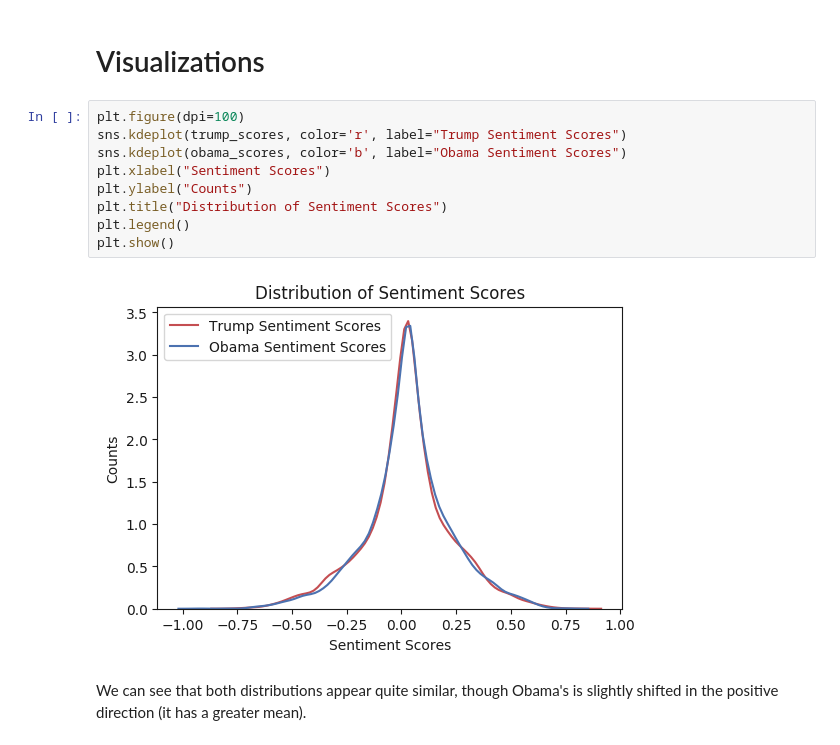
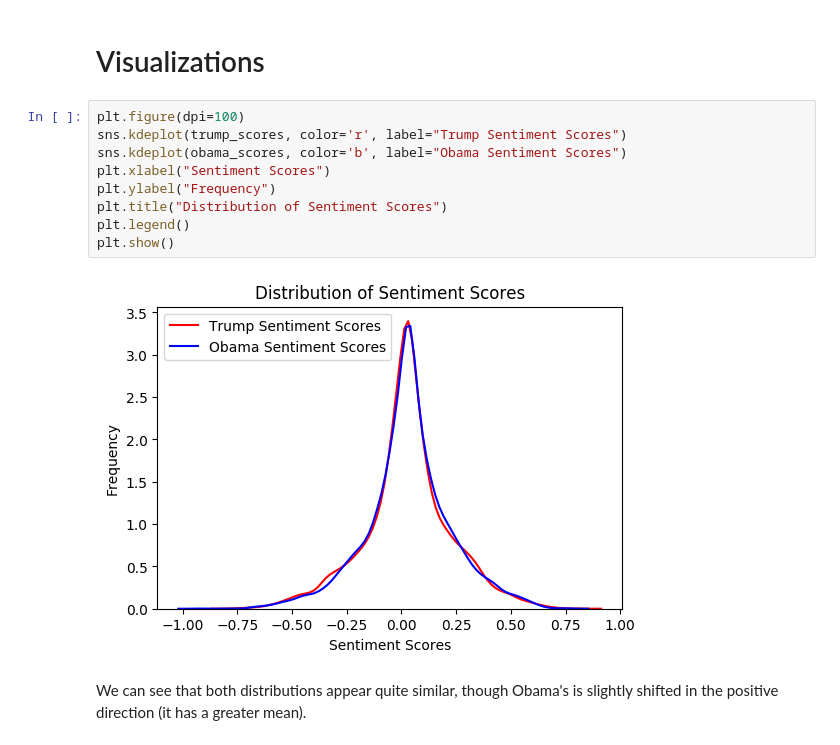
Before and after one commit to james-hubbs/sentiment, a Jupyter notebook: results.ipynb, the cells around one changed output. Cells and saved outputs as stored; diff of their text form.

```diff
--- a/results.ipynb
+++ b/results.ipynb
@@ -42,14 +43,14 @@ realdonaldtrump beautiful man beautiful spirit thank you for posting thank you f
 # %%
 plt.figure(dpi=100)
 sns.kdeplot(trump_scores, color='r', label="Trump Sentiment Scores")
 sns.kdeplot(obama_scores, color='b', label="Obama Sentiment Scores")
 plt.xlabel("Sentiment Scores")
-plt.ylabel("Counts")
+plt.ylabel("Frequency")
 plt.title("Distribution of Sentiment Scores")
 plt.legend()
 plt.show()
 # %% [output]
-[figure, old version]
+[figure, new version]
 # %% [markdown]
 We can see that both distributions appear quite similar, though Obama's is slightly shifted in the positive direction (it has a greater mean).
 # %%
```
Also changed, not shown: parts of 5 cells of this notebook.
